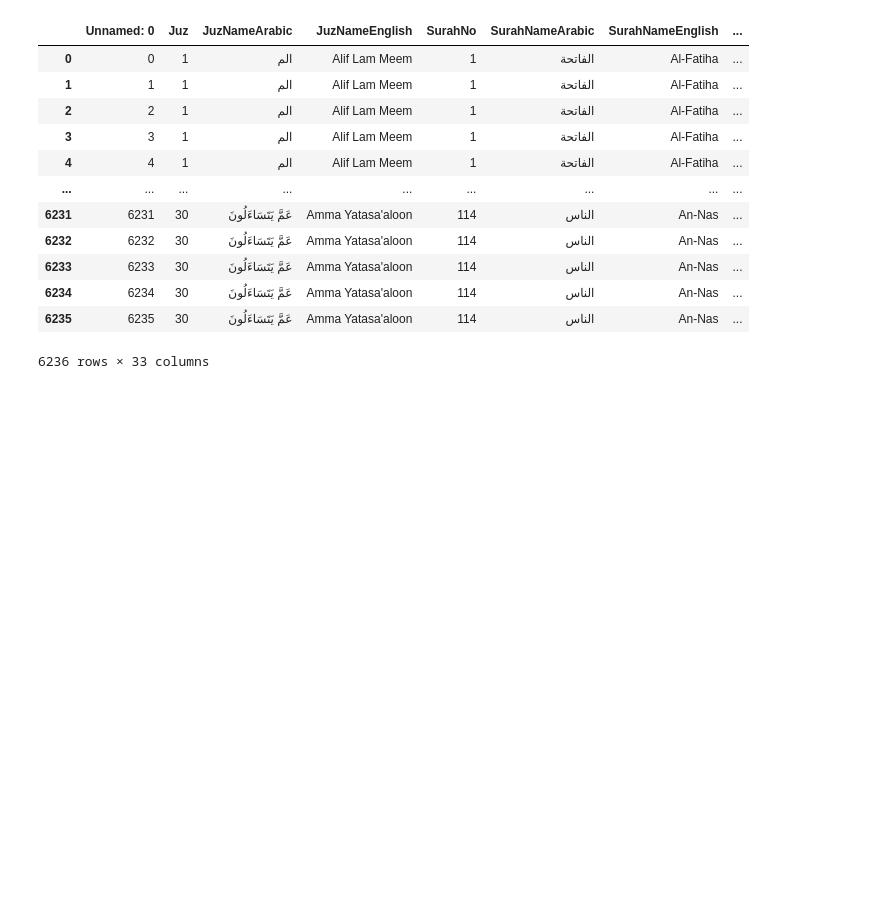
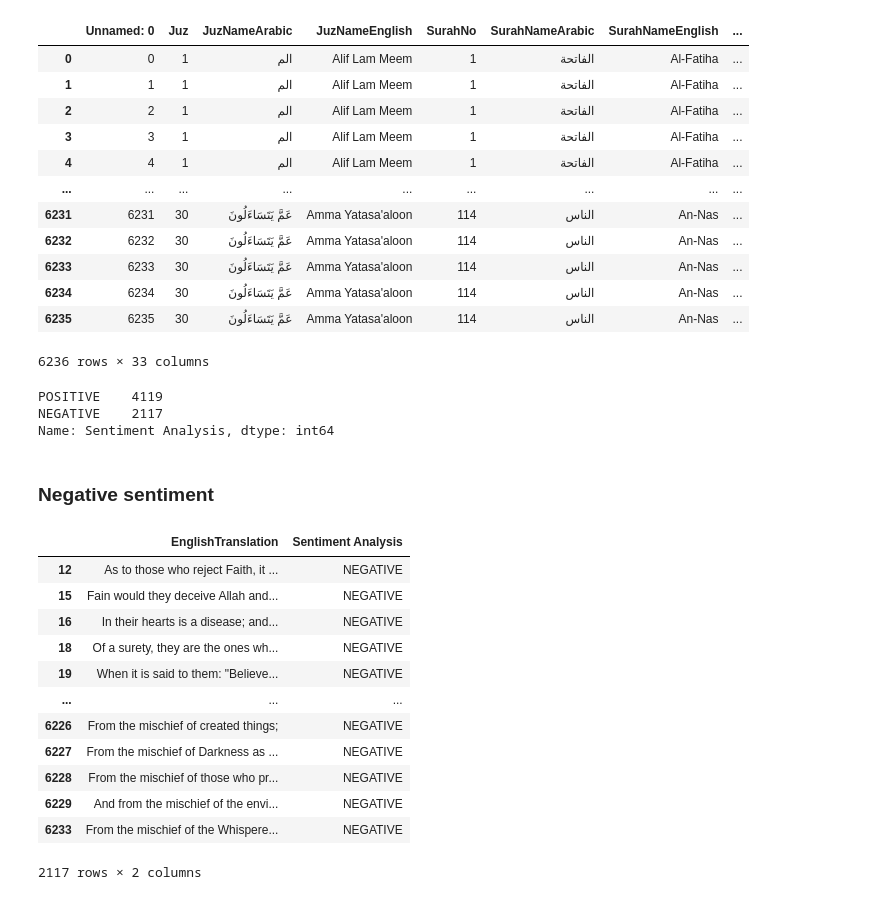
Before and after one commit to mattummal/religious-texts-NLP, a Jupyter notebook: quran.ipynb, the cells around one changed output. Saved outputs shown, nothing was run; the diff lists cells and outputs as text; code cells hidden in the pictures; blank space fills up the shorter version.

```diff
--- a/quran.ipynb
+++ b/quran.ipynb
@@ -80,3 +80,10 @@ QURAN
 6236 rows × 33 columns
 # %%
 QURAN.to_csv("C:/Programming Practice Notebooks/religious-texts-NLP/result/quran+english_sentiment_analysis.csv", encoding="utf-8-sig", index=False)
+# %%
+counts = QURAN['Sentiment Analysis'].value_counts()
+counts
+# %% [output]
+POSITIVE    4119
+NEGATIVE    2117
+Name: Sentiment Analysis, dtype: int64
@@ -82,0 +92,19 @@ QURAN.to_csv("C:/Programming Practice Notebooks/religious-texts-NLP/result/quran
+# %% [markdown]
+### Negative sentiment
+# %%
+neg = df.loc[df['Sentiment Analysis'] == 'NEGATIVE']
+neg
+# %% [output]
+|  | EnglishTranslation | Sentiment Analysis |
+| 12 | As to those who reject Faith, it ... | NEGATIVE |
+| 15 | Fain would they deceive Allah and... | NEGATIVE |
+| 16 | In their hearts is a disease; and... | NEGATIVE |
+| 18 | Of a surety, they are the ones wh... | NEGATIVE |
+| 19 | When it is said to them: "Believe... | NEGATIVE |
+| ... | ... | ... |
+| 6226 | From the mischief of created things; | NEGATIVE |
+| 6227 | From the mischief of Darkness as ... | NEGATIVE |
+| 6228 | From the mischief of those who pr... | NEGATIVE |
+| 6229 | And from the mischief of the envi... | NEGATIVE |
+| 6233 | From the mischief of the Whispere... | NEGATIVE |
+2117 rows × 2 columns
```
Also changed, not shown: parts of 6 cells of this notebook, 1 other file.
